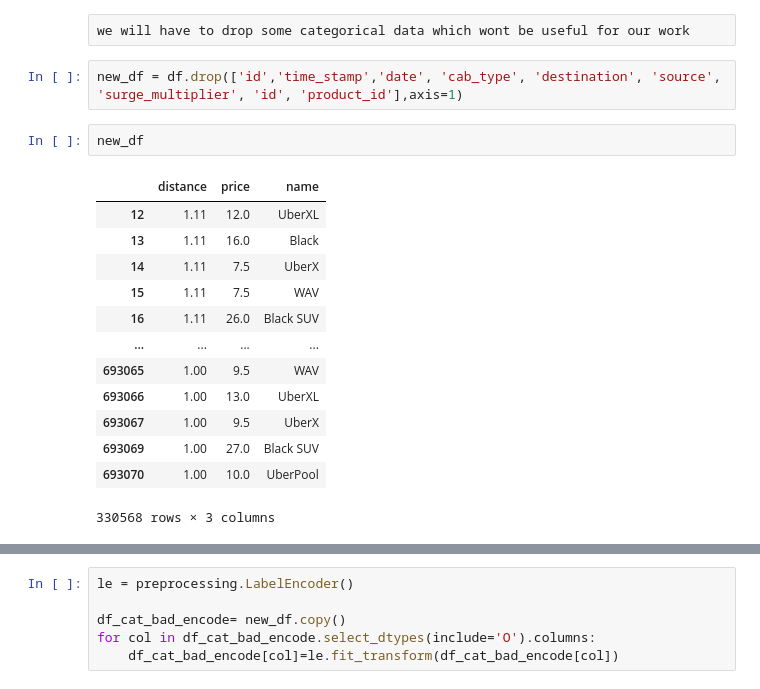
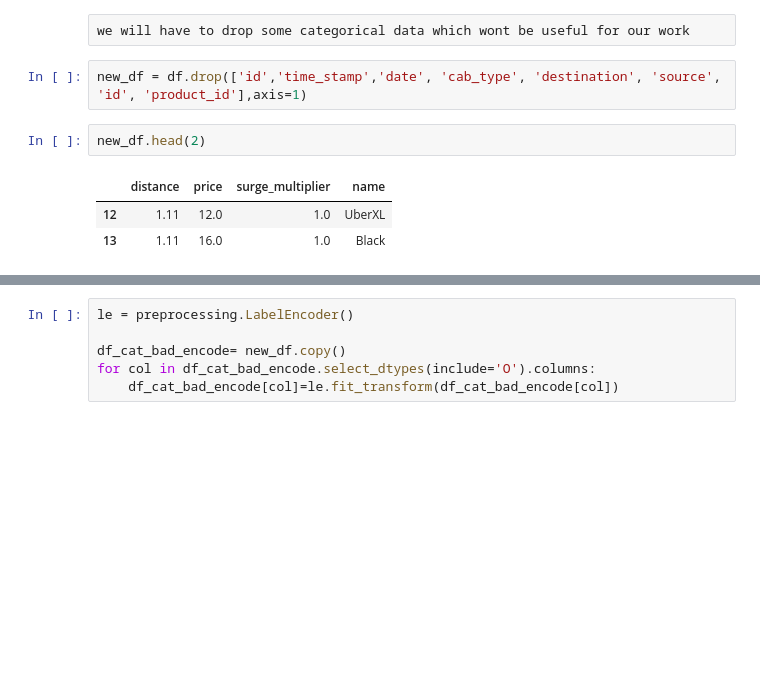
Before and after one commit to bossbruno/RideHailCompare, a Jupyter notebook: analysis.ipynb, the cells around one changed output, grey strips where cells are left out. Saved outputs shown, nothing was run; the diff lists cells and outputs as text; blank space fills up the shorter version.

```diff
--- a/analysis.ipynb
+++ b/analysis.ipynb
@@ -251,23 +251,13 @@ df.astype("category")
 # %% [raw]
 we will have to drop some categorical data which wont be useful for our work
 # %%
-new_df = df.drop(['id','time_stamp','date', 'cab_type', 'destination', 'source', 'surge_multiplier', 'id', 'product_id'],axis=1)
+new_df = df.drop(['id','time_stamp','date', 'cab_type', 'destination', 'source', 'id', 'product_id'],axis=1)
 # %%
-new_df
+new_df.head(2)
 # %% [output]
-|  | distance | price | name |
-| 12 | 1.11 | 12.0 | UberXL |
-| 13 | 1.11 | 16.0 | Black |
-| 14 | 1.11 | 7.5 | UberX |
-| 15 | 1.11 | 7.5 | WAV |
-| 16 | 1.11 | 26.0 | Black SUV |
-| ... | ... | ... | ... |
-| 693065 | 1.00 | 9.5 | WAV |
-| 693066 | 1.00 | 13.0 | UberXL |
-| 693067 | 1.00 | 9.5 | UberX |
-| 693069 | 1.00 | 27.0 | Black SUV |
-| 693070 | 1.00 | 10.0 | UberPool |
+|  | distance | price | surge_multiplier | name |
+| 12 | 1.11 | 12.0 | 1.0 | UberXL |
+| 13 | 1.11 | 16.0 | 1.0 | Black |
-330568 rows × 3 columns
 # %%
 plt.figure()
 sns.heatmap(new_df.corr(),annot=True)
```
Also changed, not shown: parts of 10 cells of this notebook.
